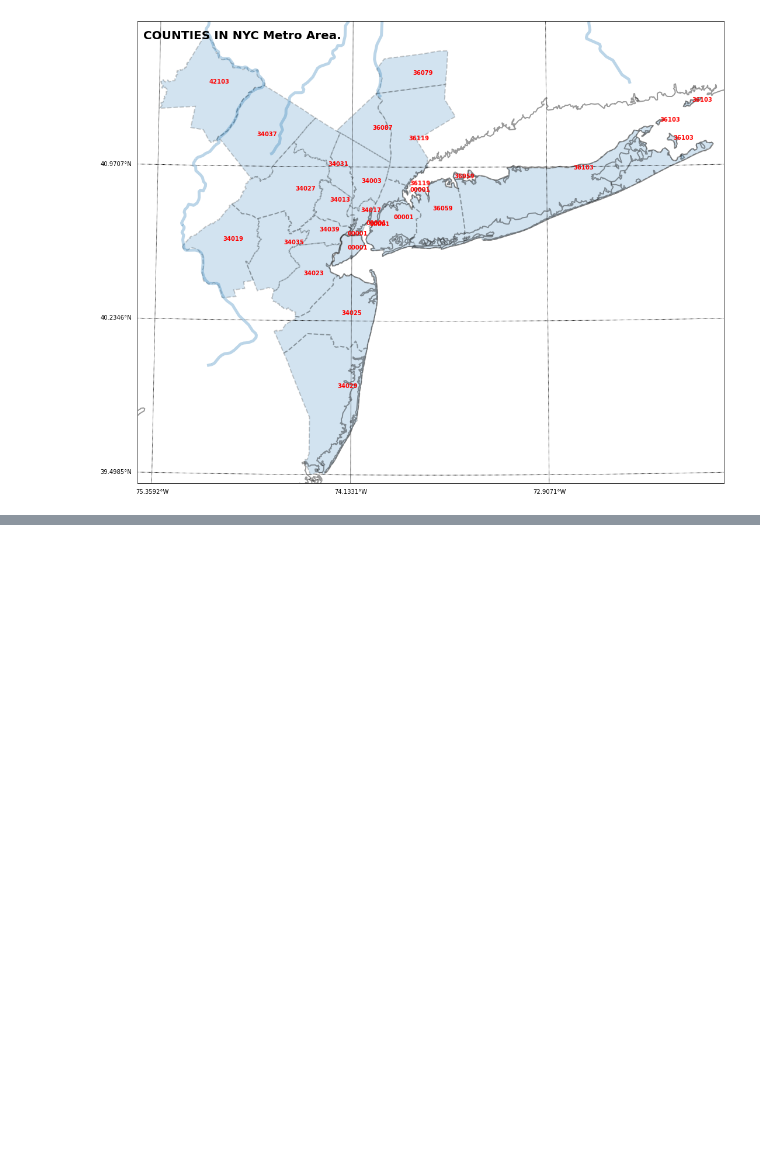
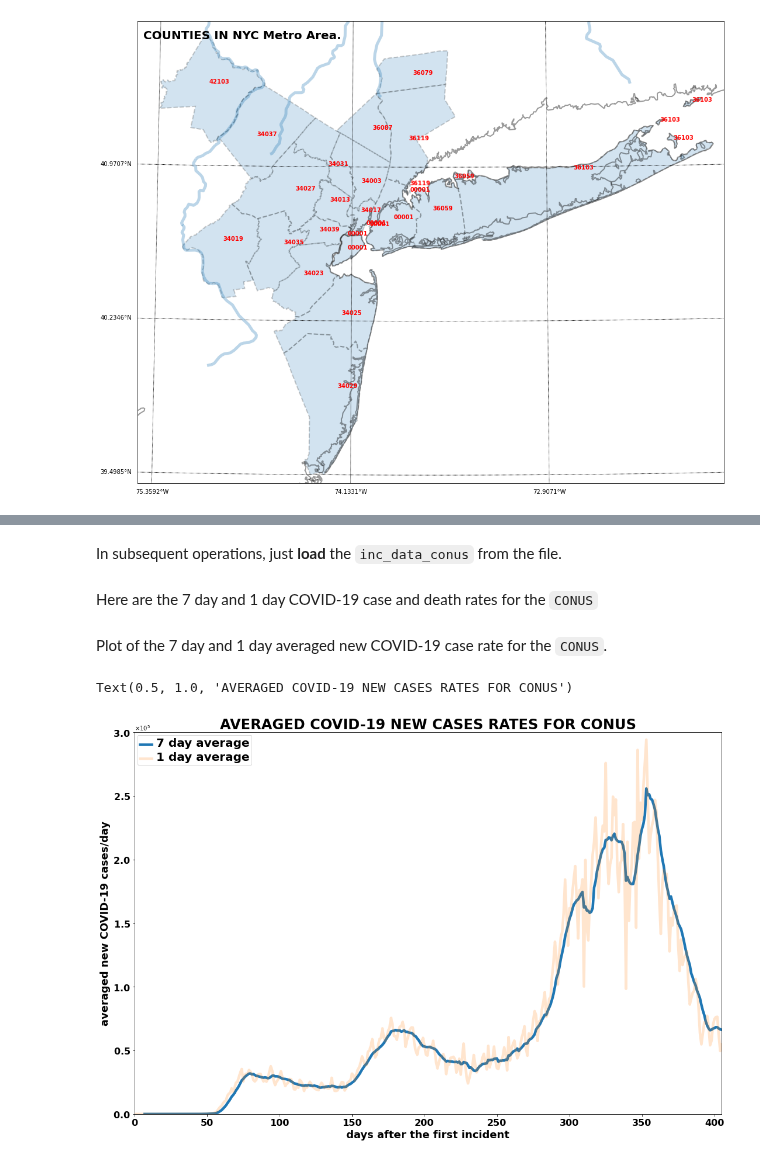
Before and after one commit to tanimislam/covid19_stats, a Jupyter notebook: testing/visualize MSA.ipynb, the cells around one changed output, grey strips where cells are left out. Drawn from its saved outputs; the diff is of its cells as text; code cells hidden in the pictures; blank space fills up the shorter version.

Commit message:
added in preliminary work for the COVID-19 7-day average new cases and deaths.

```diff
--- a/testing/visualize MSA.ipynb
+++ b/testing/visualize MSA.ipynb
@@ -21,0 +28,39 @@ for patch in ax.patches:
+# %% [markdown]
+In subsequent operations, just **load** the `inc_data_conus` from the file.
+# %%
+inc_data_conus = pickle.load( gzip.open( 'data_conus_LATEST.pkl.gz', 'rb'))
+# %% [markdown]
+Here are the 7 day and 1 day COVID-19 case and death rates for the `CONUS`
+# %%
+cases_rate_7day = ( numpy.array(inc_data_conus['df'].cases, dtype=float )[7:] - numpy.array( inc_data_conus['df'].cases, dtype=float)[:-7] ) / 7
+cases_rate_1day = ( numpy.array(inc_data_conus['df'].cases, dtype=float )[1:] - numpy.array( inc_data_conus['df'].cases, dtype=float)[:-1] ) / 1
+days_7day = numpy.array( list(range(7,len(numpy.array(inc_data_conus['df'].cases, dtype=float ) ))), dtype=int )
+days_1day = numpy.array( list(range(1,len(numpy.array(inc_data_conus['df'].cases, dtype=float ) ))), dtype=int )
+#
+death_rate_7day = ( numpy.array(inc_data_conus['df'].death, dtype=float )[7:] - numpy.array( inc_data_conus['df'].death, dtype=float)[:-7] ) / 7
+death_rate_1day = ( numpy.array(inc_data_conus['df'].death, dtype=float )[1:] - numpy.array( inc_data_conus['df'].death, dtype=float)[:-1] ) / 1
+# %% [markdown]
+Plot of the 7 day and 1 day averaged new COVID-19 case rate for the `CONUS`.
+# %%
+fig, ax = pylab.subplots( )
+fig.set_size_inches([18,12])
+#
+ax.plot( days_7day, cases_rate_7day, linewidth = 4.5, label = '7 day average' )
+ax.plot( days_1day, cases_rate_1day, alpha = 0.2, linewidth = 4.5, label = '1 day average' )
+#
+ax.set_xlim(0, len(numpy.array(inc_data_conus['df'].cases, dtype=float ) ) - 1 )
+ax.set_ylim(0, 3e5)
+ax.set_xlabel( 'days after the first incident', fontsize = 18, fontweight = 'bold' )
+ax.set_ylabel( 'averaged new COVID-19 cases/day', fontsize = 18, fontweight = 'bold')
+for tick in ax.xaxis.get_ticklabels() + ax.yaxis.get_ticklabels( ):
+    tick.set_fontsize( 16 )
+    tick.set_fontweight( 'bold')
+ax.ticklabel_format(axis='y', scilimits=(0,0), useMathText = True)
+leg = ax.legend( )
+for txt in leg.texts:
+    txt.set_fontsize( 20 )
+    txt.set_fontweight( 'bold' )
+ax.set_title( 'AVERAGED COVID-19 NEW CASES RATES FOR CONUS', fontsize = 24, fontweight = 'bold')
+# %% [output]
+Text(0.5, 1.0, 'AVERAGED COVID-19 NEW CASES RATES FOR CONUS')
+[figure, added]
```
Also changed, not shown: parts of 3 cells of this notebook.
